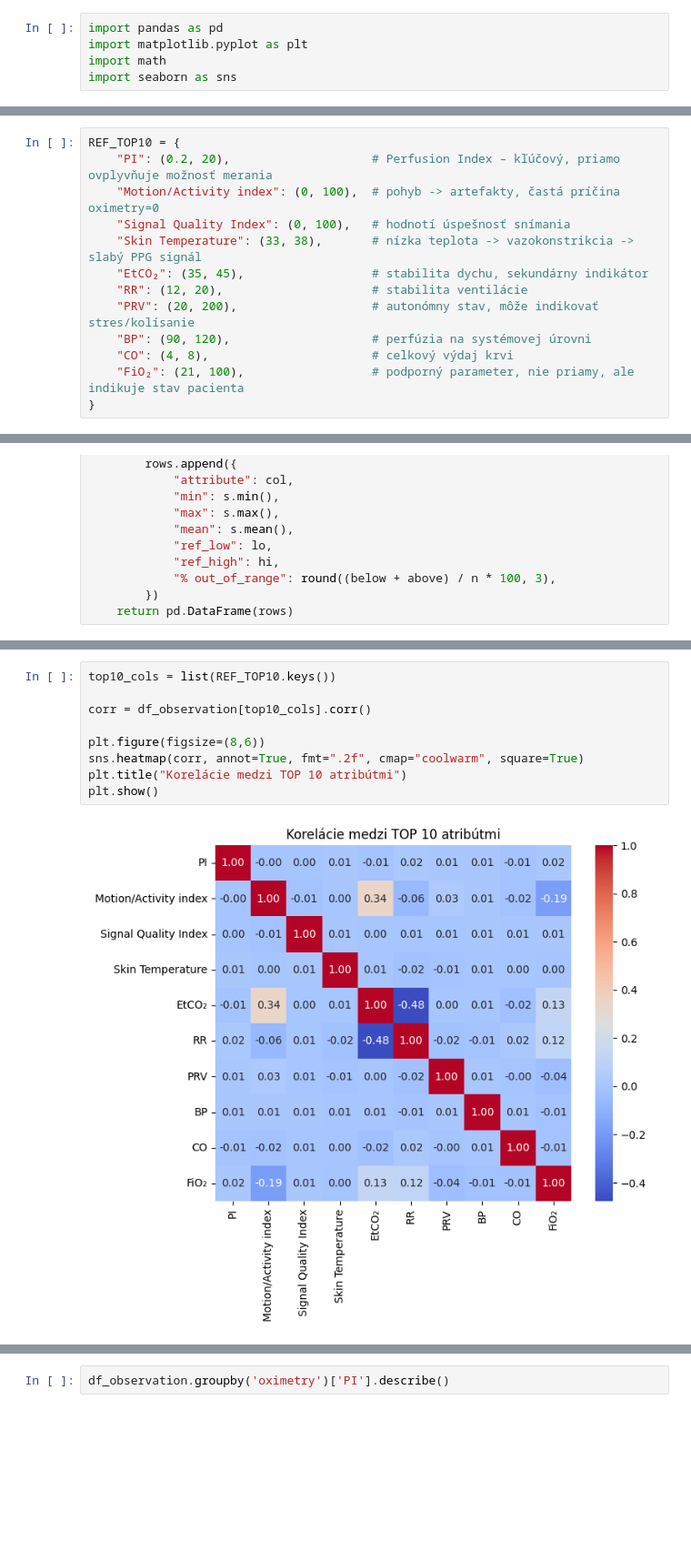
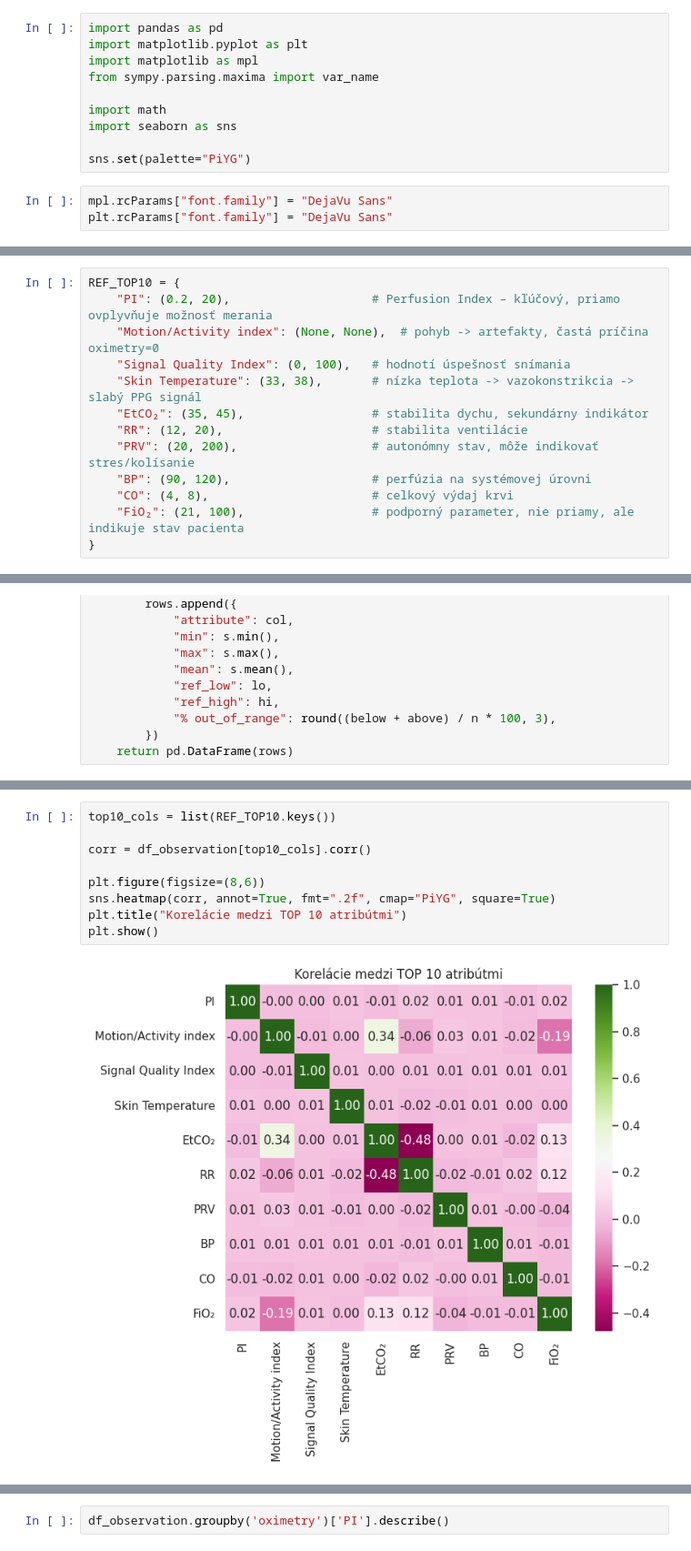
Before and after one commit to johannatilesova/IAU-project, a Jupyter notebook: part1.ipynb, the cells around one changed output, grey strips where cells are left out. Shown at 91% size. Cells and saved outputs as stored; diff of their text form; blank space fills up the shorter version.

```diff
--- a/part1.ipynb
+++ b/part1.ipynb
@@ -4,8 +4,16 @@ férové rozdelenie práce 50/50
 # %%
 import pandas as pd
 import matplotlib.pyplot as plt
+import matplotlib as mpl
+from sympy.parsing.maxima import var_name
+
 import math
 import seaborn as sns
+
+sns.set(palette="PiYG")
+# %%
+mpl.rcParams["font.family"] = "DejaVu Sans"
+plt.rcParams["font.family"] = "DejaVu Sans"
 # %% [markdown]
 ### Načítanie dát do premenných
 # %%
@@ -515,7 +494,7 @@ plt.show()
 # %%
 REF_TOP10 = {
     "PI": (0.2, 20),                    # Perfusion Index – kľúčový, priamo ovplyvňuje možnosť merania
-    "Motion/Activity index": (0, 100),  # pohyb -> artefakty, častá príčina oximetry=0
+    "Motion/Activity index": (None, None),  # pohyb -> artefakty, častá príčina oximetry=0
     "Signal Quality Index": (0, 100),   # hodnotí úspešnosť snímania
     "Skin Temperature": (33, 38),       # nízka teplota -> vazokonstrikcia -> slabý PPG signál
     "EtCO₂": (35, 45),                  # stabilita dychu, sekundárny indikátor
@@ -594,11 +545,11 @@ plot_top10_grid(df_observation, REF_TOP10)
 # %%
 top10_cols = list(REF_TOP10.keys())
 
 corr = df_observation[top10_cols].corr()
 
 plt.figure(figsize=(8,6))
-sns.heatmap(corr, annot=True, fmt=".2f", cmap="coolwarm", square=True)
+sns.heatmap(corr, annot=True, fmt=".2f", cmap="PiYG", square=True)
 plt.title("Korelácie medzi TOP 10 atribútmi")
 plt.show()
 # %% [output]
-[figure, old version]
+[figure, new version]
```
Also changed, not shown: parts of 21 cells of this notebook, 1 other file.
